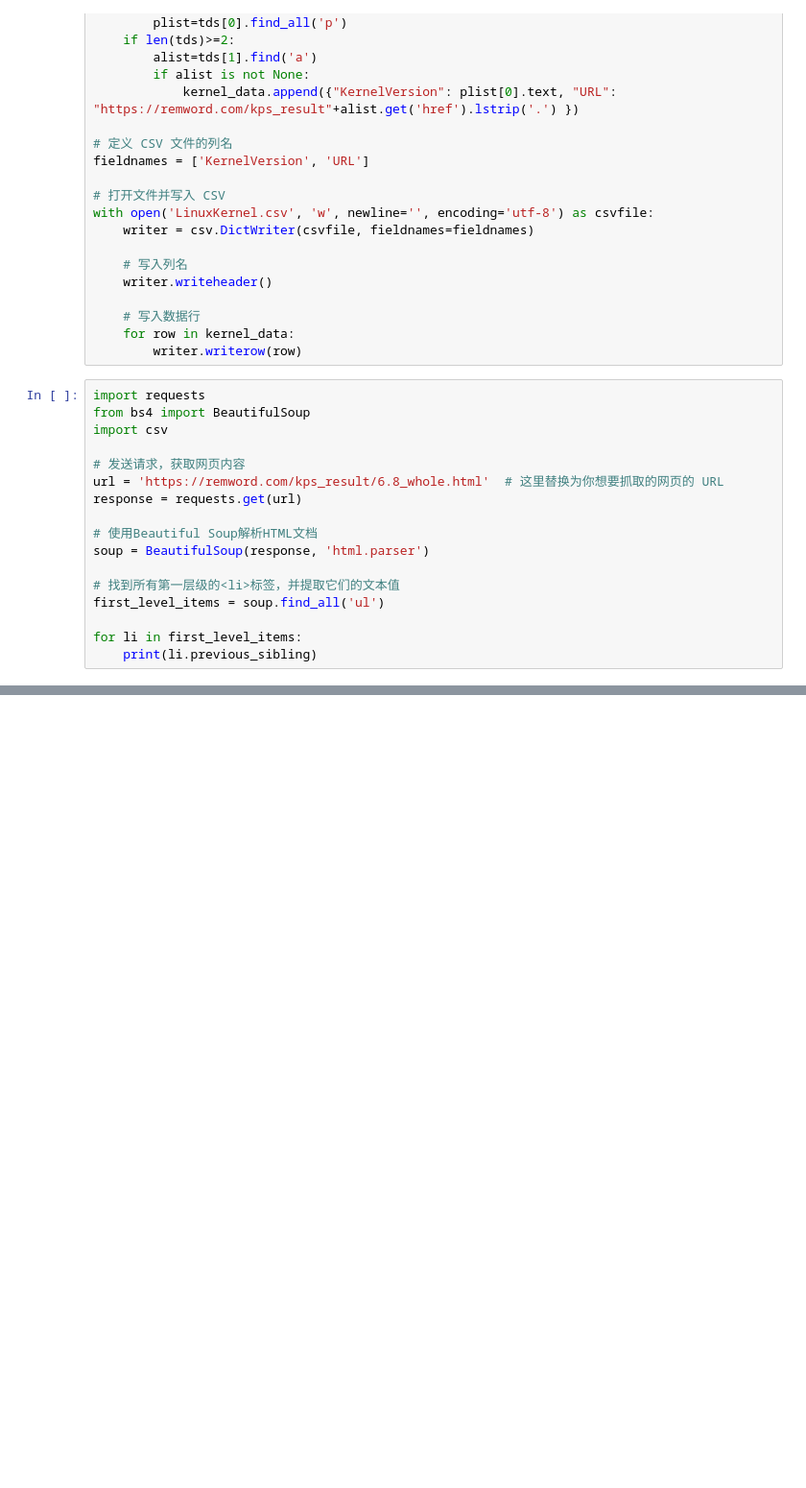
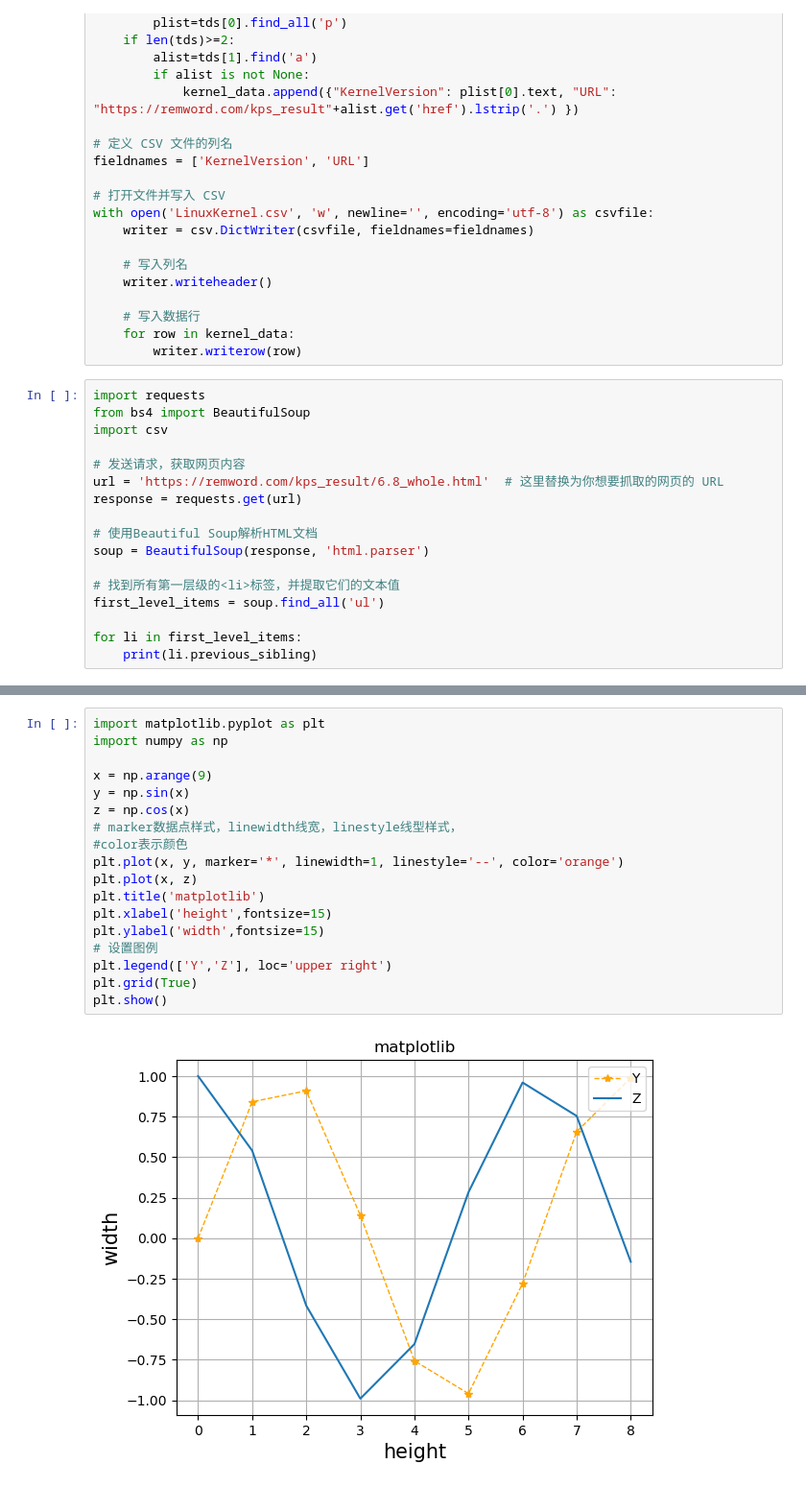
Before and after one commit to izhouliren/helloworld, a Jupyter notebook: helloworld.ipynb, the cells around one changed output, grey strips where cells are left out. Shown: that part at 96% size. Drawn from its saved outputs; the diff is of its cells as text; blank space fills up the shorter version.

```diff
--- a/helloworld.ipynb
+++ b/helloworld.ipynb
@@ -324,0 +343,20 @@ Value
+# %%
+import matplotlib.pyplot as plt
+import numpy as np
+
+x = np.arange(9)
+y = np.sin(x)
+z = np.cos(x)
+# marker数据点样式，linewidth线宽，linestyle线型样式，
+#color表示颜色
+plt.plot(x, y, marker='*', linewidth=1, linestyle='--', color='orange')
+plt.plot(x, z)
+plt.title('matplotlib')
+plt.xlabel('height',fontsize=15)
+plt.ylabel('width',fontsize=15)
+# 设置图例
+plt.legend(['Y','Z'], loc='upper right')
+plt.grid(True)
+plt.show()
+# %% [output]
+[figure, added]
```
Also changed, not shown: parts of 7 cells of this notebook, 1 other file.
